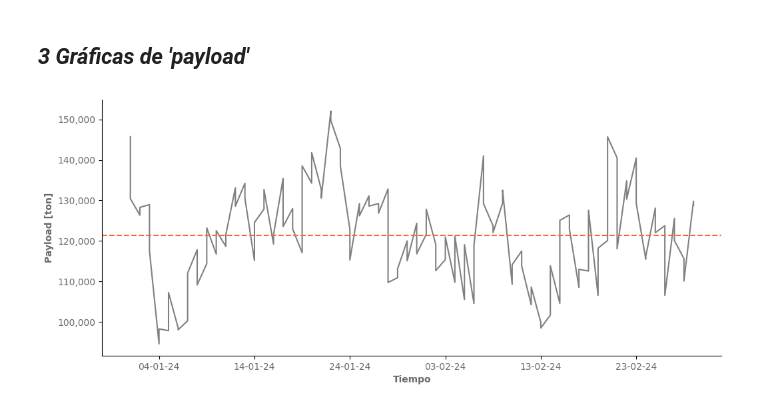
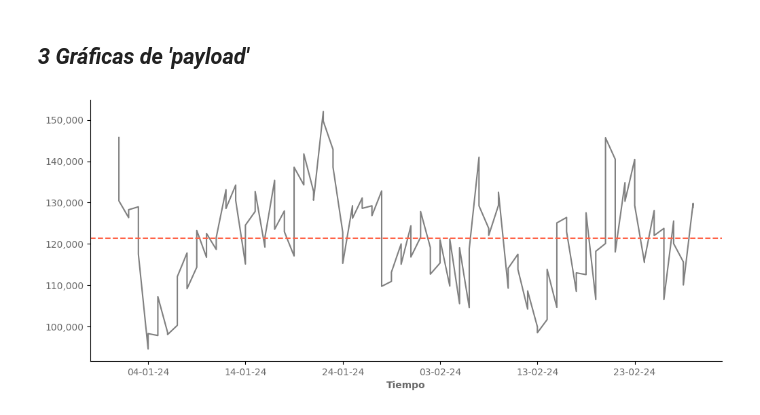
Before and after one commit to ecdiazl/capstone-project, a Jupyter notebook: Varios P3/Capstone - Varios.ipynb, the cells around one changed output. Drawn from its saved outputs; the diff is of its cells as text; code cells hidden in the pictures.

```diff
--- a/Varios P3/Capstone - Varios.ipynb
+++ b/Varios P3/Capstone - Varios.ipynb
@@ -74,30 +74,30 @@ df['time'] = pd.to_datetime(df[['year', 'month', 'day']])
 # %%
 # graficamos payload vs tiempo
 plt.figure(figsize=(12,5))
 
 # graficamos sólo para el 2024
 df_2024 = df[df['year'] == 2024]
 plt.plot(df_2024.time,df_2024['payload'], color='gray', label='Payload')
 
 # agregamos línea de la media
 plt.axhline(df_2024.payload.mean(), color='tomato', linestyle='--')
 
 
 # mejoramos la visualización
 #plt.title('Payload vs Tiempo')
 plt.xlabel('Tiempo', fontsize=10, fontweight='bold', color='dimgray')
-plt.ylabel('Payload [ton]', fontsize=10, fontweight='bold', color='dimgray')
+#plt.ylabel('Payload [ton]', fontsize=10, fontweight='bold', color='dimgray')
 plt.xticks(fontsize=10, color='dimgray')
 plt.yticks(fontsize=10, color='dimgray')
 sns.despine()
 
 # damos al eje y formato de miles
 plt.gca().yaxis.set_major_formatter(ticker.FuncFormatter(lambda x, _: '{:,.0f}'.format(x)))
 
 # damos formato a las fechas
 plt.gca().xaxis.set_major_locator(mdates.DayLocator(interval=10))
 plt.gca().xaxis.set_major_formatter(mdates.DateFormatter('%d-%m-%y'))
 
 plt.show()
 # %% [output]
-[figure, old version]
+[figure, new version]
```
Also changed, not shown: parts of 1 cell of this notebook.
